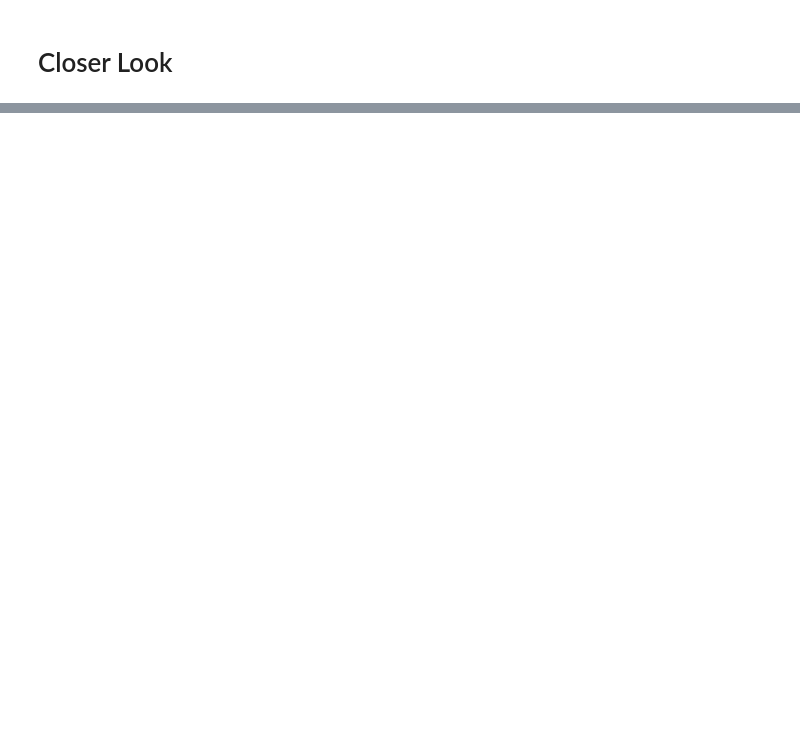
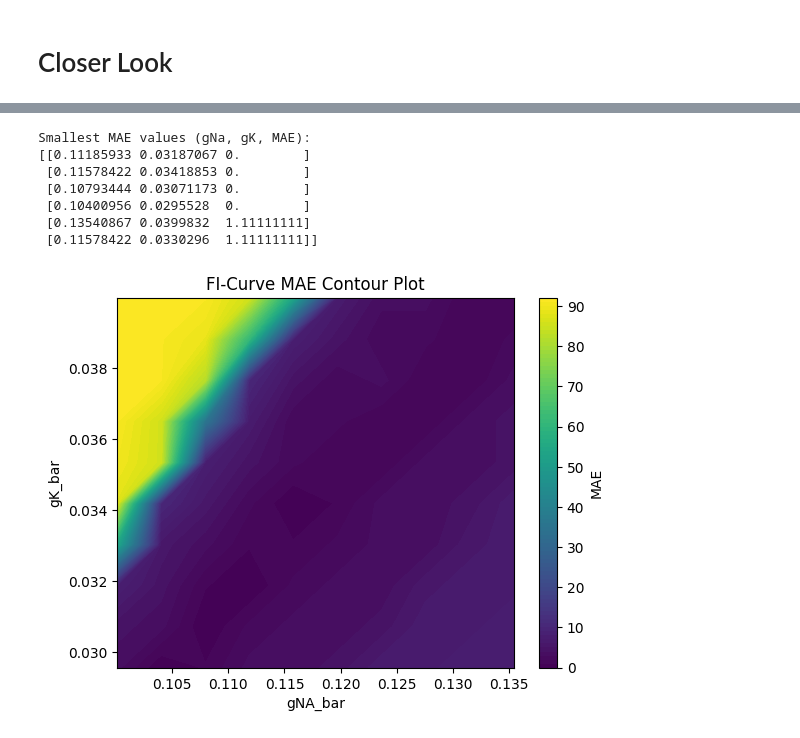
Before and after one commit to V-Marco/ACT, a Jupyter notebook: spiker_seg.ipynb, the cells around one changed output, grey strips where cells are left out. Cells and saved outputs as stored; diff of their text form; code cells hidden in the pictures; blank space fills up the shorter version.

```diff
--- a/spiker_seg.ipynb
+++ b/spiker_seg.ipynb
@@ -268,0 +269,22 @@ f"{module_final_folder}/results/FI_MAE_Surface.html",
+# %%
+
+from act import ACTPlot as actplt
+
+actplt.plot_training_fi_mae_contour_plot(
+module_final_folder,
+sim_par["CI_amps"],
+sim_par["CI_dur"],
+sim_par["CI_delay"],
+sim_par["h_dt"],
+num_levels=100,
+results_filename=f"{module_final_folder}/results/Fi_MAE_Contour_Plot.png"
+)
+# %% [output]
+Smallest MAE values (gNa, gK, MAE):
+[[0.11185933 0.03187067 0.        ]
+ [0.11578422 0.03418853 0.        ]
+ [0.10793444 0.03071173 0.        ]
+ [0.10400956 0.0295528  0.        ]
+ [0.13540867 0.0399832  1.11111111]
+ [0.11578422 0.0330296  1.11111111]]
+[figure, added]
```
Also changed, not shown: parts of 13 cells of this notebook, 5 other files.
